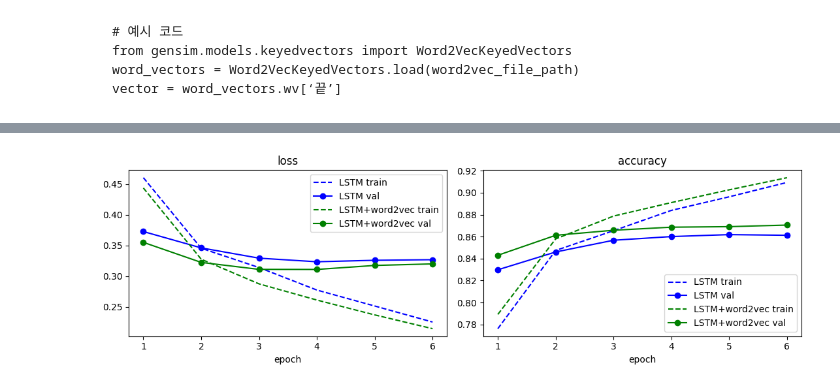
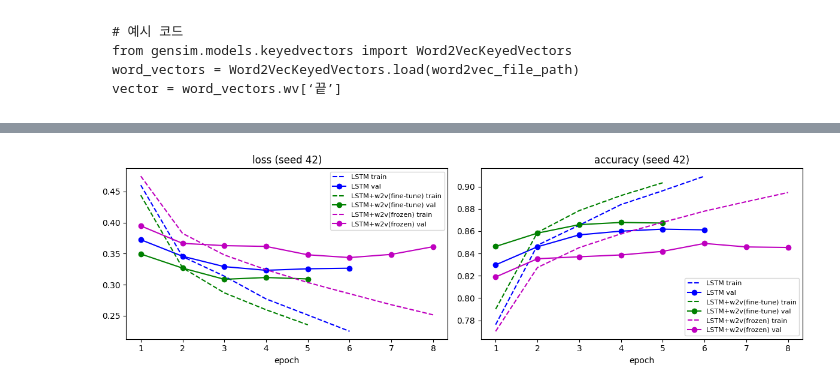
Before and after one commit to gosu1/ERICA_X_MODULABS_NLP, a Jupyter notebook: 02_Sentiment_Analysis/NSMC_sentiment_project.ipynb, the cells around one changed output, grey strips where cells are left out. Saved outputs shown, nothing was run; the diff lists cells and outputs as text; code cells hidden in the pictures.

Commit message:
감성분석 실험 보강: seed 3회 반복, TF-IDF 비교 기준, 오류 분석

```diff
--- a/02_Sentiment_Analysis/NSMC_sentiment_project.ipynb
+++ b/02_Sentiment_Analysis/NSMC_sentiment_project.ipynb
@@ -597,10 +683,10 @@ pre/post padding의 test 차이는 0.08%p로, test에서도 거의 차이가 없
 ## 7) 학습된 Embedding 레이어 분석
 ---
 # %%
-# LSTM(랜덤 초기화)에서 학습된 임베딩을 word2vec 텍스트 형식으로 저장한 뒤 gensim으로 읽는다.
+# seed 42 LSTM(랜덤 초기화)에서 학습된 임베딩을 word2vec 텍스트 형식으로 저장한 뒤 gensim으로 읽는다.
 os.makedirs('/content/sentiment_classification/data', exist_ok=True)
 my_vec_path = '/content/sentiment_classification/data/word2vec_nsmc_lstm.txt'
-vectors = results['LSTM']['model'].embedding.weight.detach().cpu().numpy()
+vectors = all_runs['LSTM'][SEEDS[0]]['model'].embedding.weight.detach().cpu().numpy()
 with open(my_vec_path, 'w') as f:
     f.write(f'{vocab_size - 4} {word_vector_dim}\n')
     for i in range(4, vocab_size):
@@ -644,0 +725,26 @@ word2vec_ko는 '재미 → 묘미, 흥미, 즐거움', '배우 → 영화배우,
+# %%
+pos_words = ['최고', '감동', '재미', '추천', '명작', '훌륭', '재밌', '좋']
+neg_words = ['최악', '지루', '쓰레기', '실망', '별로', '짜증', '아깝', '유치']
+pos_words = [w for w in pos_words if w in word_to_index and w in w2v]
+neg_words = [w for w in neg_words if w in word_to_index and w in w2v]
+print('사용한 단어  긍정:', pos_words, ' 부정:', neg_words)
+
+def polarity_separation(vec):
+    """vec(word) -> 벡터. 같은 극성 쌍의 평균 코사인 - 반대 극성 쌍의 평균 코사인"""
+    unit = lambda v: v / np.linalg.norm(v)
+    P = np.stack([unit(vec(w)) for w in pos_words]); N = np.stack([unit(vec(w)) for w in neg_words])
+    within_p = (P @ P.T)[np.triu_indices(len(P), 1)].mean()
+    within_n = (N @ N.T)[np.triu_indices(len(N), 1)].mean()
+    between = (P @ N.T).mean()
+    return (within_p + within_n) / 2, between, (within_p + within_n) / 2 - between
+
+def emb_of(model):
+    W = model.embedding.weight.detach().cpu().numpy()
+    return lambda w: W[word_to_index[w]]
+
+sep_rows = [('word2vec_ko (원본)', polarity_separation(lambda w: w2v[w]))]
+for seed in SEEDS:
+    sep_rows.append((f'자체학습 LSTM seed {seed}', polarity_separation(emb_of(all_runs['LSTM'][seed]['model']))))
+print(f'{"embedding":<24}{"within":>8}{"between":>9}{"분리도":>8}')
+for name, (wi, be, sep) in sep_rows:
+    print(f'{name:<24}{wi:>8.3f}{be:>9.3f}{sep:>8.3f}')
@@ -686,13 +820,13 @@ set_seed(); results['LSTM+word2vec'] = train_model('LSTM+word2vec', LSTMClassifi
 # %%
-fig, axes = plt.subplots(1, 2, figsize=(11, 3.5))
-for name, style in [('LSTM', 'b'), ('LSTM+word2vec', 'g')]:
-    h = results[name]['history']; ep = range(1, len(h['val_loss']) + 1)
+fig, axes = plt.subplots(1, 2, figsize=(12, 3.8))
+for name, style in [('LSTM', 'b'), ('LSTM+w2v(fine-tune)', 'g'), ('LSTM+w2v(frozen)', 'm')]:
+    h = all_runs[name][SEEDS[0]]['history']; ep = range(1, len(h['val_loss']) + 1)
     axes[0].plot(ep, h['train_loss'], style + '--', label=f'{name} train')
     axes[0].plot(ep, h['val_loss'], style + '-o', label=f'{name} val')
     axes[1].plot(ep, h['train_acc'], style + '--', label=f'{name} train')
     axes[1].plot(ep, h['val_acc'], style + '-o', label=f'{name} val')
-axes[0].set_title('loss'); axes[1].set_title('accuracy')
-for ax in axes: ax.set_xlabel('epoch'); ax.legend()
+axes[0].set_title(f'loss (seed {SEEDS[0]})'); axes[1].set_title(f'accuracy (seed {SEEDS[0]})')
+for ax in axes: ax.set_xlabel('epoch'); ax.legend(fontsize=8)
 plt.tight_layout(); plt.show()
 # %% [output]
-[figure, old version]
+[figure, new version]
```
Also changed, not shown: parts of 43 cells of this notebook, 1 other file.
